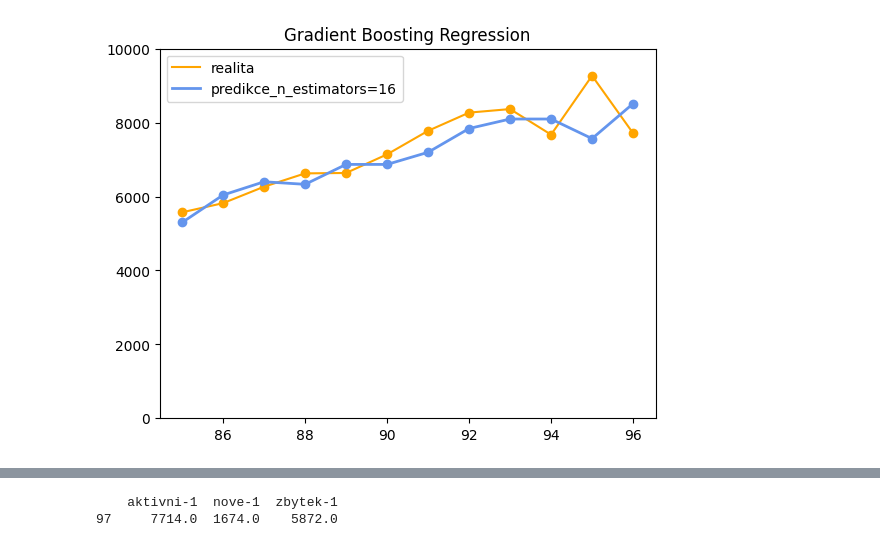
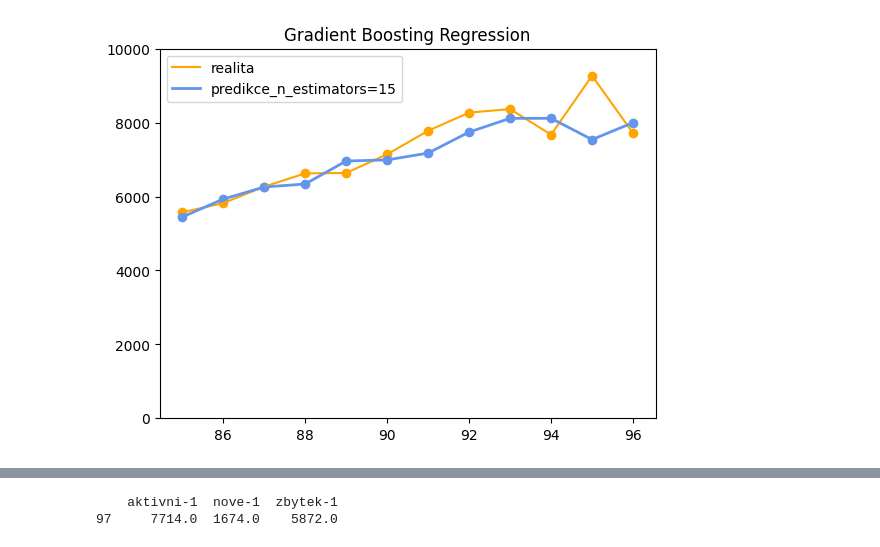
Before and after one commit to HonzaHalik/sws, a Jupyter notebook: code/predictive modeling/funkcni/gradient boosting regression.ipynb, the cells around one changed output, grey strips where cells are left out. Cells and saved outputs as stored; diff of their text form; code cells hidden in the pictures.

```diff
--- a/code/predictive modeling/funkcni/gradient boosting regression.ipynb
+++ b/code/predictive modeling/funkcni/gradient boosting regression.ipynb
@@ -27,33 +27,33 @@ y = df['aktivni']
 X_train = df_train[parametry]
 y_train =  df_train["aktivni"]
 X_test = df_test[parametry]
 y_test = df_test['aktivni']
 #>> trenink
-n_estimators = 16
-gbr = GradientBoostingRegressor(n_estimators=n_estimators)
+n_estimators = 15
+gbr = GradientBoostingRegressor(n_estimators=n_estimators, loss='absolute_error')
 gbr.fit(X_train, y_train)
 
 #>> evaluace
 y_pred = gbr.predict(X_test)
 
 #>> dotrenovani modelu na vsech datech
 gbr.fit(X,y)
 
 #>> graf
 plt.figure()
 plt.scatter(X_test.index, y_test,c="orange")
 plt.plot(X_test.index, y_test,c="orange", label="realita")
 plt.scatter(X_test.index, y_pred, color="cornflowerblue")
 plt.plot(X_test.index, y_pred, color="cornflowerblue", label=f"predikce_n_estimators={n_estimators}", linewidth=2)
 plt.title("Gradient Boosting Regression")
 plt.legend()
 plt.ylim(0,10000)
 plt.show()
 
 #>>metriky.
 rmse = np.sqrt(metrics.mean_squared_error(y_test, y_pred))
 r2 = np.sqrt(metrics.r2_score(y_test, y_pred))
 print("R2:", r2)
 print("Root Mean Squared Error:", rmse)
 # %% [output]
-[figure, old version]
+[figure, new version]
```
Also changed, not shown: parts of 1 cell of this notebook, 2 other files.
